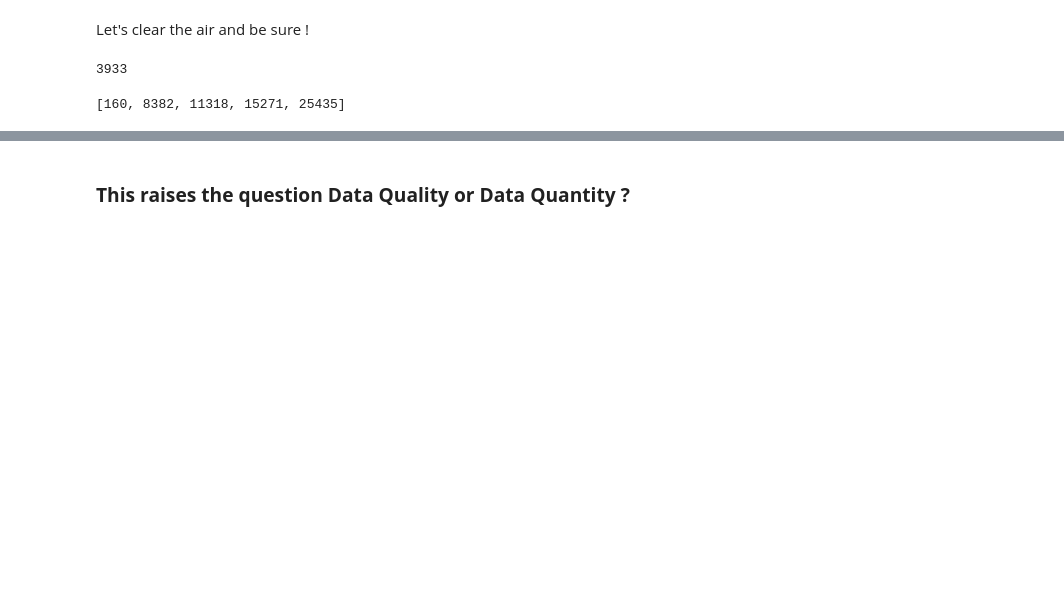
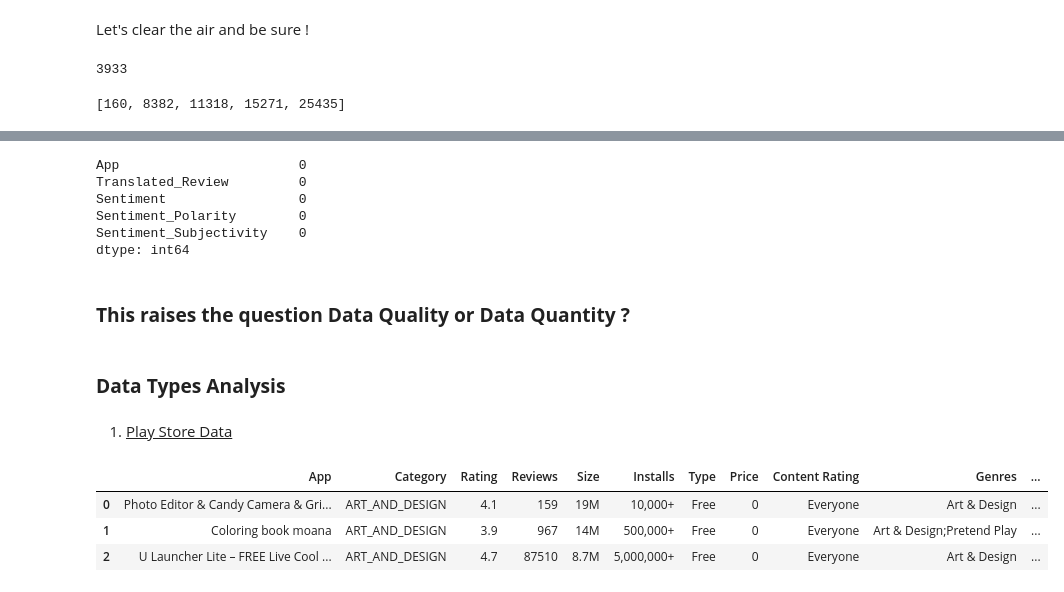
Before and after one commit to swarntam/Play_Store_App_Review_Analysis, a Jupyter notebook: Play_Store_App_Review_Analysis_Capstone_Project.ipynb, the cells around one changed output, grey strips where cells are left out. Drawn from its saved outputs; the diff is of its cells as text; code cells hidden in the pictures; blank space fills up the shorter version.

```diff
--- a/Play_Store_App_Review_Analysis_Capstone_Project.ipynb
+++ b/Play_Store_App_Review_Analysis_Capstone_Project.ipynb
@@ -329,4 +333,12 @@ BEAUTY                 4.278571
 BOOKS_AND_REFERENCE    4.347458
 BUSINESS               4.102593
 Name: Rating, dtype: float64
+# %%
+# Getting the index of missing values of Rating.
+missing_ratings_indexes = data_df[data_df['Rating'].isnull()].index
+
+# Imputing the missing values.
+for i in missing_ratings_indexes :
+    category = data_df.loc[i,'Category']
+    data_df.loc[i,'Rating'] = cat_avg_ratings.loc[category]
 # %%
@@ -335,0 +351,3 @@ array([  288,   431,   432, ..., 10392, 10393, 10394])
+# %%
+# Dropping other missing values.
+data_df = data_df.dropna()
@@ -393,2 +437,24 @@ We can't just impute these information.
+# %%
+# Check.
+reviews_df.isnull().sum()
+# %% [output]
+App                       0
+Translated_Review         0
+Sentiment                 0
+Sentiment_Polarity        0
+Sentiment_Subjectivity    0
+dtype: int64
 # %% [markdown]
 ### **This raises the question Data Quality or Data Quantity ?**
+# %% [markdown]
+### **Data Types Analysis**
+# %% [markdown]
+1. <u> Play Store Data
+# %%
+# Top 3 rows.
+data_df.head(3)
+# %% [output]
+|  | App | Category | Rating | Reviews | Size | Installs | Type | Price | Content Rating | Genres | ... |
+| 0 | Photo Editor & Candy Camera & Gri... | ART_AND_DESIGN | 4.1 | 159 | 19M | 10,000+ | Free | 0 | Everyone | Art & Design | ... |
+| 1 | Coloring book moana | ART_AND_DESIGN | 3.9 | 967 | 14M | 500,000+ | Free | 0 | Everyone | Art & Design;Pretend Play | ... |
+| 2 | U Launcher Lite – FREE Live Cool ... | ART_AND_DESIGN | 4.7 | 87510 | 8.7M | 5,000,000+ | Free | 0 | Everyone | Art & Design | ... |
```
Also changed, not shown: parts of 29 cells of this notebook.
